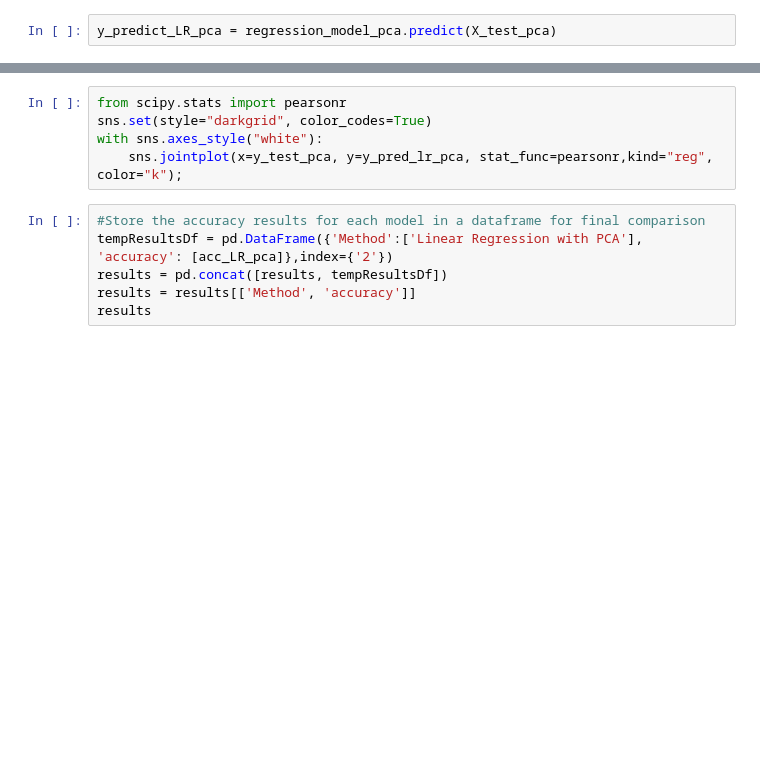
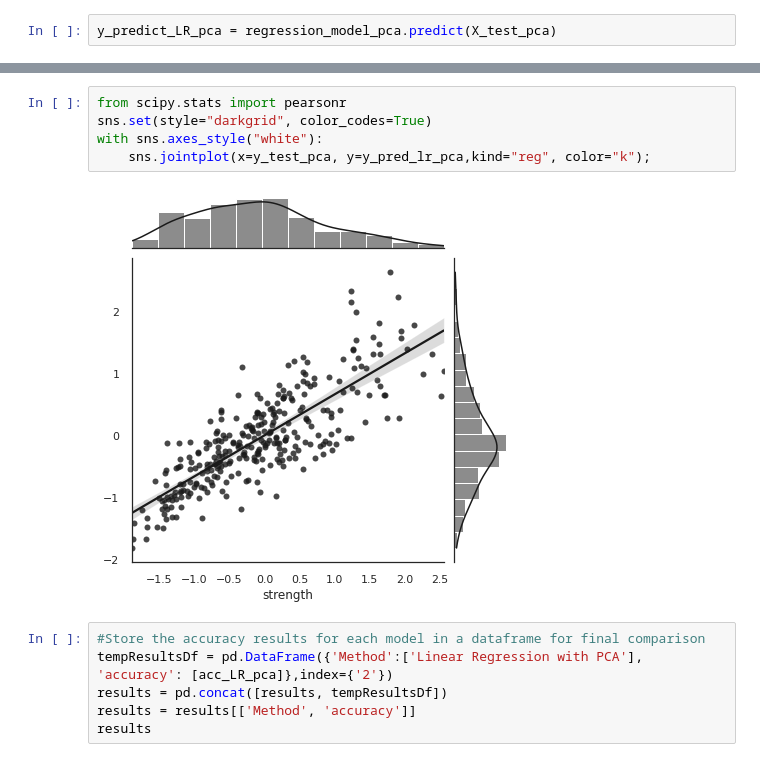
Before and after one commit to anjaikr/anjaikr, a Jupyter notebook: Featurization_and_Model_Tuning_Project.ipynb, the cells around one changed output, grey strips where cells are left out. Drawn from its saved outputs; the diff is of its cells as text; blank space fills up the shorter version.

```diff
--- a/Featurization_and_Model_Tuning_Project.ipynb
+++ b/Featurization_and_Model_Tuning_Project.ipynb
@@ -1720,8 +1701,10 @@ print('MSE: ',metrics.mean_squared_error(y_test_pca, y_pred_lr_pca))
 # %%
 from scipy.stats import pearsonr
 sns.set(style="darkgrid", color_codes=True)
 with sns.axes_style("white"):
-    sns.jointplot(x=y_test_pca, y=y_pred_lr_pca, stat_func=pearsonr,kind="reg", color="k");
+    sns.jointplot(x=y_test_pca, y=y_pred_lr_pca,kind="reg", color="k");
+# %% [output]
+[figure, added]
 # %%
 #Store the accuracy results for each model in a dataframe for final comparison
 tempResultsDf = pd.DataFrame({'Method':['Linear Regression with PCA'], 'accuracy': [acc_LR_pca]},index={'2'})
```
Also changed, not shown: parts of 132 cells of this notebook.
